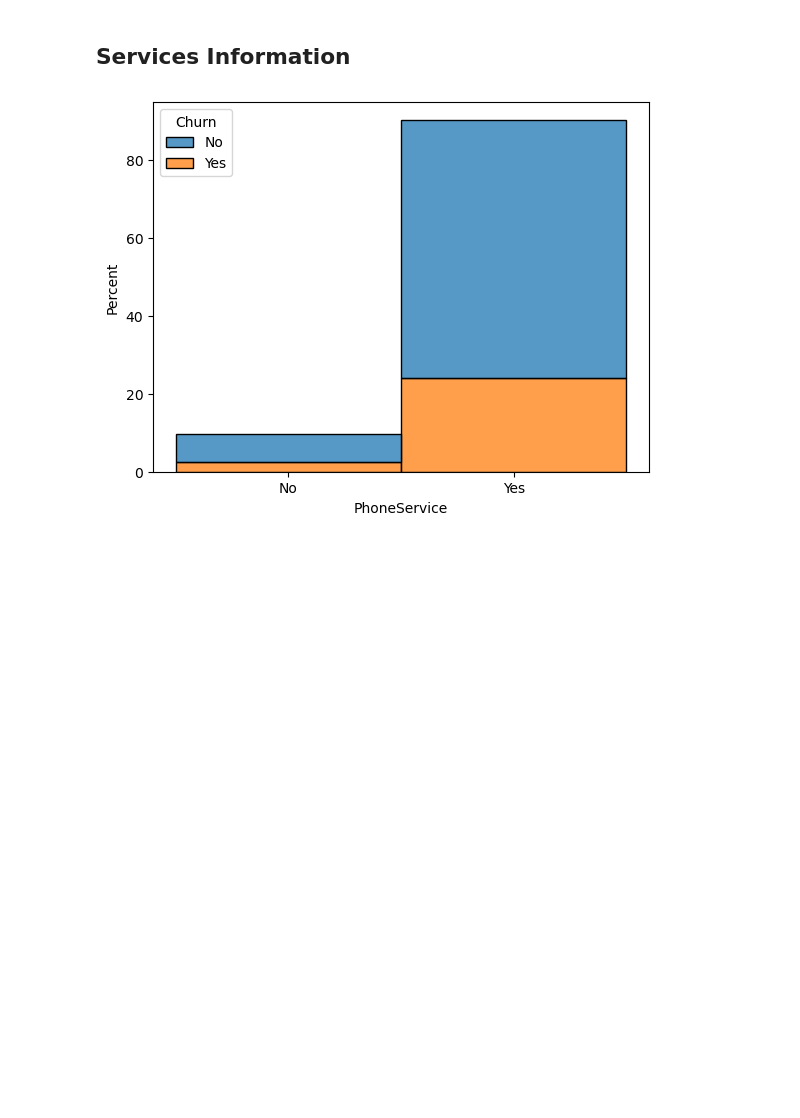
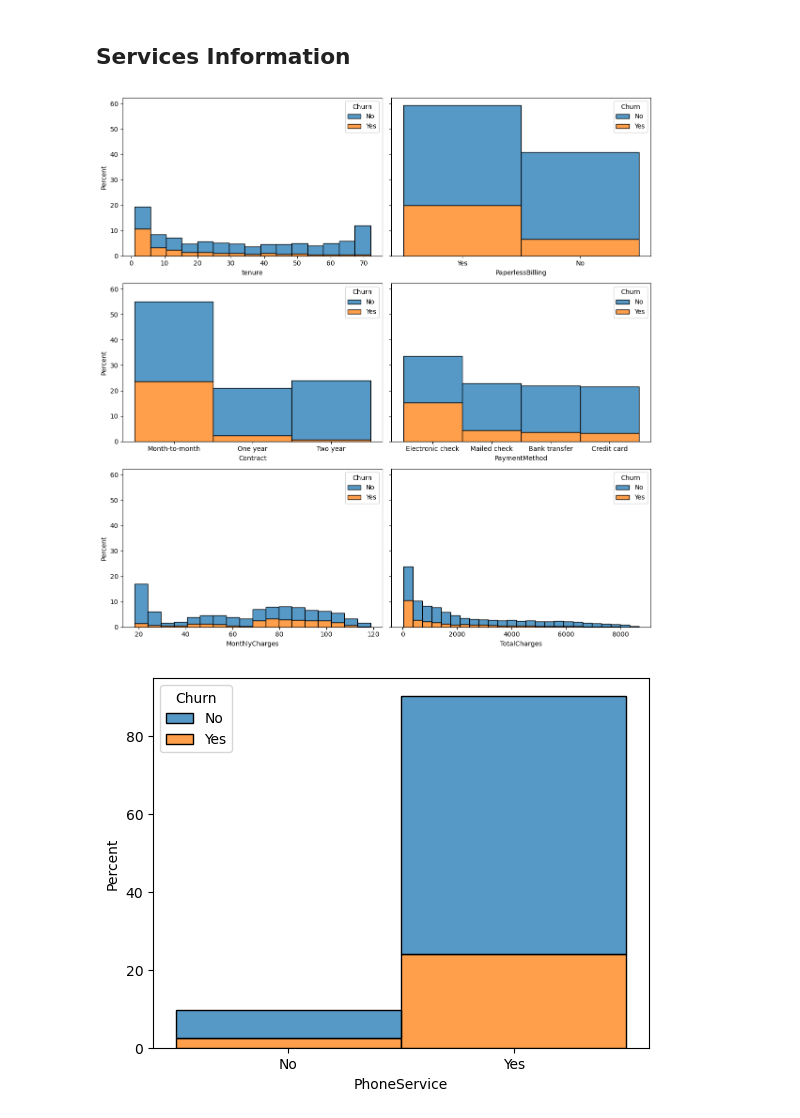
Before and after one commit to cvarney/telco_customer_churn, a Jupyter notebook: varney_christopher_churn.ipynb, the cells around one changed output. Drawn from its saved outputs; the diff is of its cells as text; code cells hidden in the pictures; blank space fills up the shorter version.

```diff
--- a/varney_christopher_churn.ipynb
+++ b/varney_christopher_churn.ipynb
@@ -394,6 +406,20 @@ for col in account:
 [figure]
 # %% [markdown]
 ## Services Information
+# %%
+# Multiple plot of account
+f, axs = plt.subplots(3,2, figsize=(12,12),sharey=True)
+sns.histplot(data=df,x=df[account[0]],stat='percent',ax=axs[0,0],hue=df['Churn'],multiple='stack')
+sns.histplot(data=df,x=df[account[1]],stat='percent',ax=axs[1,0],hue=df['Churn'],multiple='stack')
+sns.histplot(data=df,x=df[account[2]],stat='percent',ax=axs[0,1],hue=df['Churn'],multiple='stack')
+sns.histplot(data=df,x=df[account[3]],stat='percent',ax=axs[1,1],hue=df['Churn'],multiple='stack')
+sns.histplot(data=df,x=df[account[4]],stat='percent',ax=axs[2,0],hue=df['Churn'],multiple='stack')
+sns.histplot(data=df,x=df[account[5]],stat='percent',ax=axs[2,1],hue=df['Churn'],multiple='stack')
+f.tight_layout()
+#plt.savefig('Account.png')
+plt.show()
+# %% [output]
+[figure, added]
 # %%
 for col in services:
     sns.histplot(x=df[col],data=df,stat='percent',hue=df['Churn'],multiple='stack')
```
Also changed, not shown: parts of 11 cells of this notebook.
